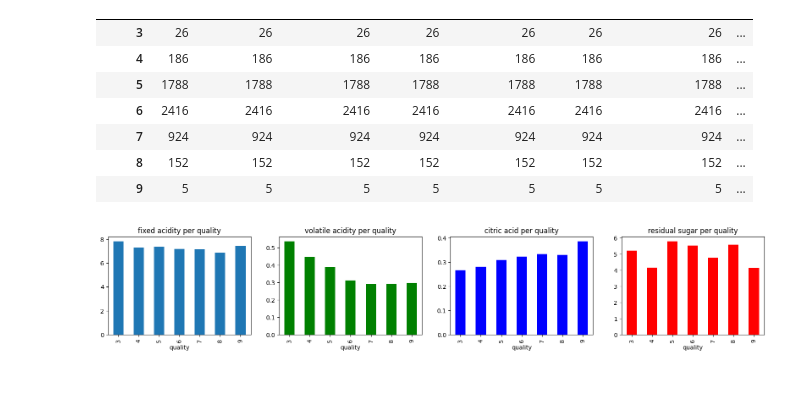
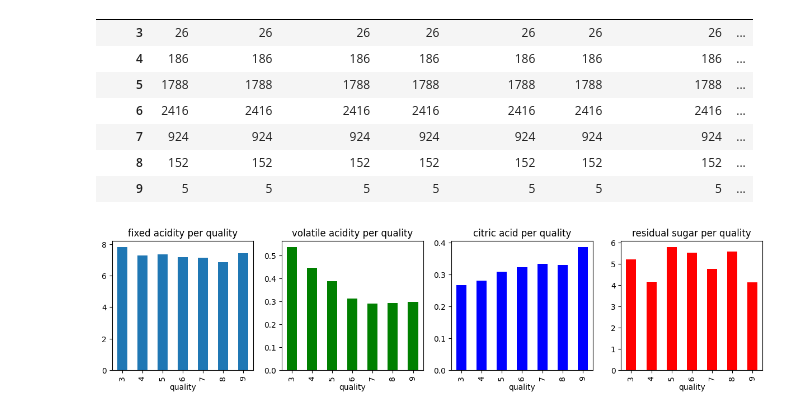
Before and after one commit to sty0507/dacon, a Jupyter notebook: wine/index.ipynb, the cells around one changed output. Drawn from its saved outputs; the diff is of its cells as text; code cells hidden in the pictures; blank space fills up the shorter version.

```diff
--- a/wine/index.ipynb
+++ b/wine/index.ipynb
@@ -75,30 +70,30 @@ train.groupby('quality').count()
 | 8 | 152 | 152 | 152 | 152 | 152 | 152 | 152 | ... |
 | 9 | 5 | 5 | 5 | 5 | 5 | 5 | 5 | ... |
 # %%
-f, ax = plt.subplots(1,4,figsize=(20,3))
+f, ax = plt.subplots(1,4,figsize=(15,3))
 
 # 산도(fixed acidity)와 품질의 관계
 train[['quality', 'fixed acidity']].groupby(['quality'], as_index=True).mean().plot.bar(ax = ax[0])
 ax[0].set_title('fixed acidity per quality')
 ax[0].legend().remove()
 # => 산도가 높다거나 낮다고해서 품질의 값이 달라지지 않는다
 
 # 휘발성산(volatile acidity)과 품질의 관계
 train[['quality', 'volatile acidity']].groupby(['quality'], as_index=True).mean().plot.bar(ax=ax[1], color='green')
 ax[1].set_title('volatile acidity per quality')
 ax[1].legend().remove()
 # => 휘발성산이 높으면 품질이 낮다는 것을 볼 수 있음
 
 # 시트르산(citric acid)과 품질의 관계
 train[['quality', 'citric acid']].groupby(['quality'], as_index=True).mean().plot.bar(ax=ax[2], color='blue')
 ax[2].set_title('citric acid per quality')
 ax[2].legend().remove()
 # => 시트르산이 높으면 품질의 값도 높음
 
 # 잔당(residual sugar)과 품질의 관계
 train[['quality', 'residual sugar']].groupby(['quality'], as_index=True).mean().plot.bar(ax=ax[3], color='red')
 ax[3].set_title('residual sugar per quality')
 ax[3].legend().remove()
 # => 잔당은 품질과 관련이 없다
 # %% [output]
-[figure, old version]
+[figure, new version]
```
Also changed, not shown: parts of 19 cells of this notebook, 1 other file.
